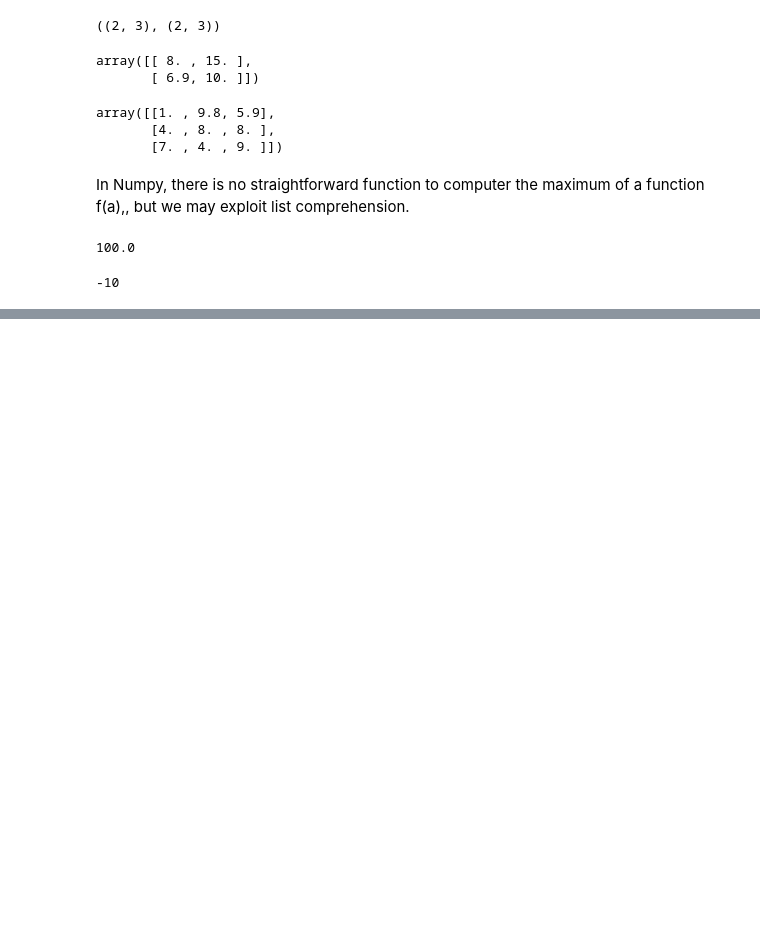
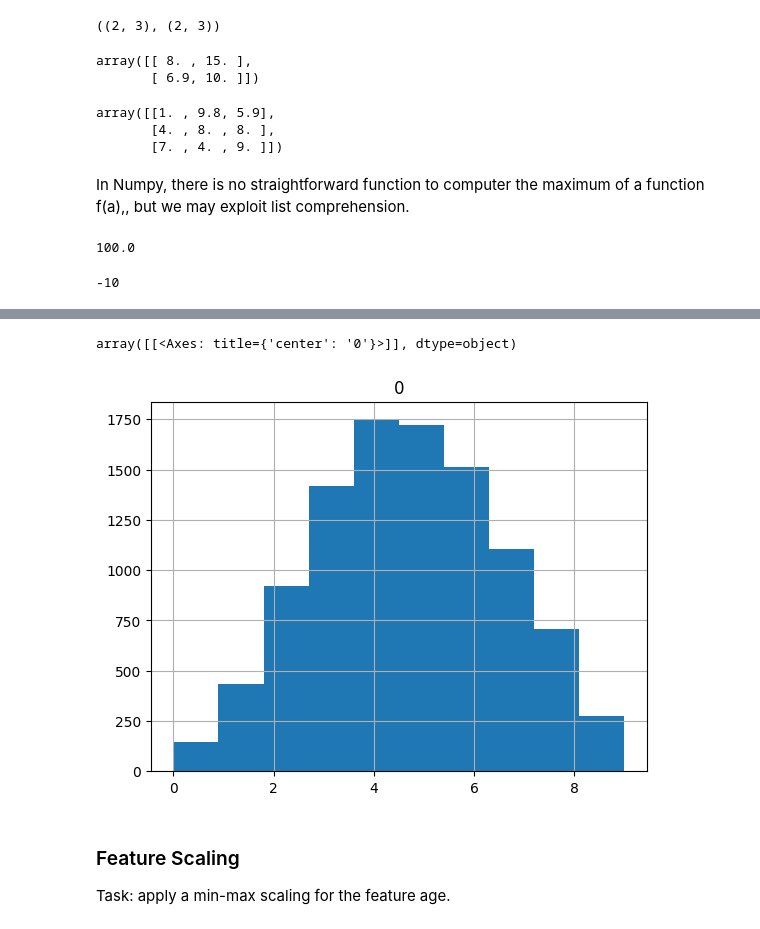
Before and after one commit to SandytheTraveller/ML-course-Labs, a Jupyter notebook: lecture_2.ipynb, the cells around one changed output, grey strips where cells are left out. Drawn from its saved outputs; the diff is of its cells as text; code cells hidden in the pictures; blank space fills up the shorter version.

```diff
--- a/lecture_2.ipynb
+++ b/lecture_2.ipynb
@@ -161,0 +578,9 @@ S[np.argmax([f(a) for a in S])]
+# %%
+pd.DataFrame(binner3.fit_transform(playground[['diameter']])).hist()
+# %% [output]
+array([[<Axes: title={'center': '0'}>]], dtype=object)
+[figure, added]
+# %% [markdown]
+### Feature Scaling
+
+Task: apply a min-max scaling for the feature age.
```
Also changed, not shown: parts of 73 cells of this notebook, 8 other files.
